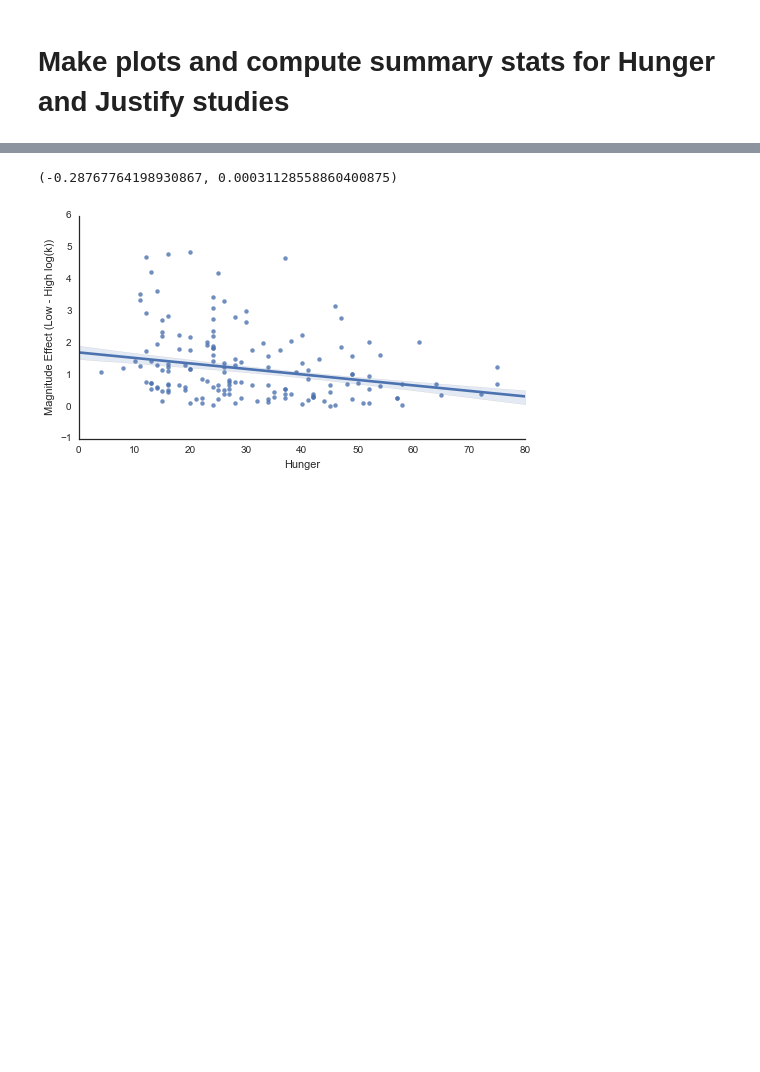
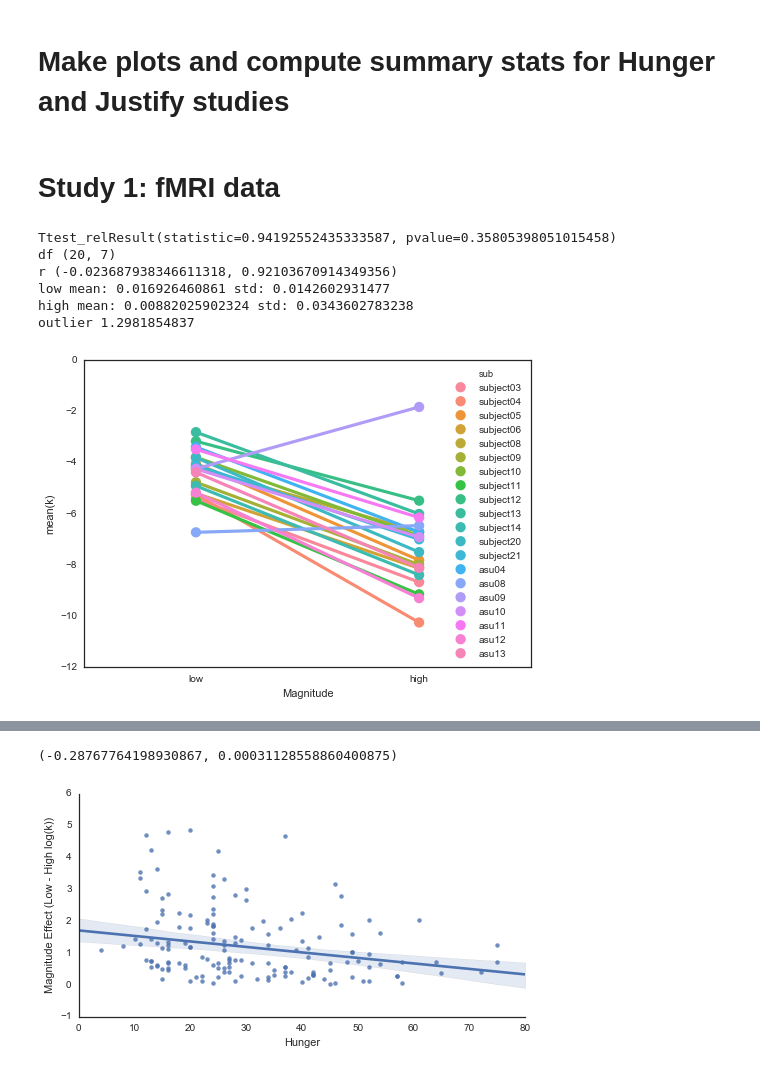
Before and after one commit to iancballard/magnitude, a Jupyter notebook: behavioral/analyze_behavioral_studies.ipynb, the cells around one changed output, grey strips where cells are left out. Saved outputs shown, nothing was run; the diff lists cells and outputs as text; code cells hidden in the pictures; blank space fills up the shorter version.

```diff
--- a/behavioral/analyze_behavioral_studies.ipynb
+++ b/behavioral/analyze_behavioral_studies.ipynb
@@ -34,0 +34,2 @@ data_dir = '/home/iballard/mag/scripts/behavioral/'
+# %% [markdown]
+# Study 1: fMRI data
@@ -34,0 +38,36 @@ data_dir = '/home/iballard/mag/scripts/behavioral/'
+# %%
+#load data
+params = pd.read_csv(home_dir + '/model_fits.csv')
+
+#log transform
+for col in ['k_low','k_high','m_low','m_high']:
+    params[col] = np.log(params[col])
+
+#reformat for plotting
+params_fig = pd.DataFrame({'k': list(params['k_low']) + list(params['k_high']),
+              'm': list(params['m_low']) + list(params['m_high']),
+             'Magnitude': ['low']*params.shape[0] + ['high']*params.shape[0],
+              'sub': list(params['sub'])*2
+             })
+# %%
+#compute magnitude effect and statistics
+low = params['k_low']
+high = params['k_high']
+diff = low - high
+
+print scipy.stats.ttest_rel(low,high)
+print 'df', params.shape
+print 'r', scipy.stats.pearsonr(high,low)
+print 'low', 'mean:', np.mean(low),'std:',  np.std(low)
+print 'high', 'mean:', np.mean(high),'std:', np.std(high)
+print 'outlier',(max(diff) - np.mean(diff))/np.std(diff)
+
+sns.pointplot(x="Magnitude", y="k", hue="sub", data=params_fig);
+# %% [output]
+Ttest_relResult(statistic=0.94192552435333587, pvalue=0.35805398051015458)
+df (20, 7)
+r (-0.023687938346611318, 0.92103670914349356)
+low mean: 0.016926460861 std: 0.0142602931477
+high mean: 0.00882025902324 std: 0.0343602783238
+outlier 1.2981854837
+[figure, added]
```
Also changed, not shown: parts of 21 cells of this notebook.
